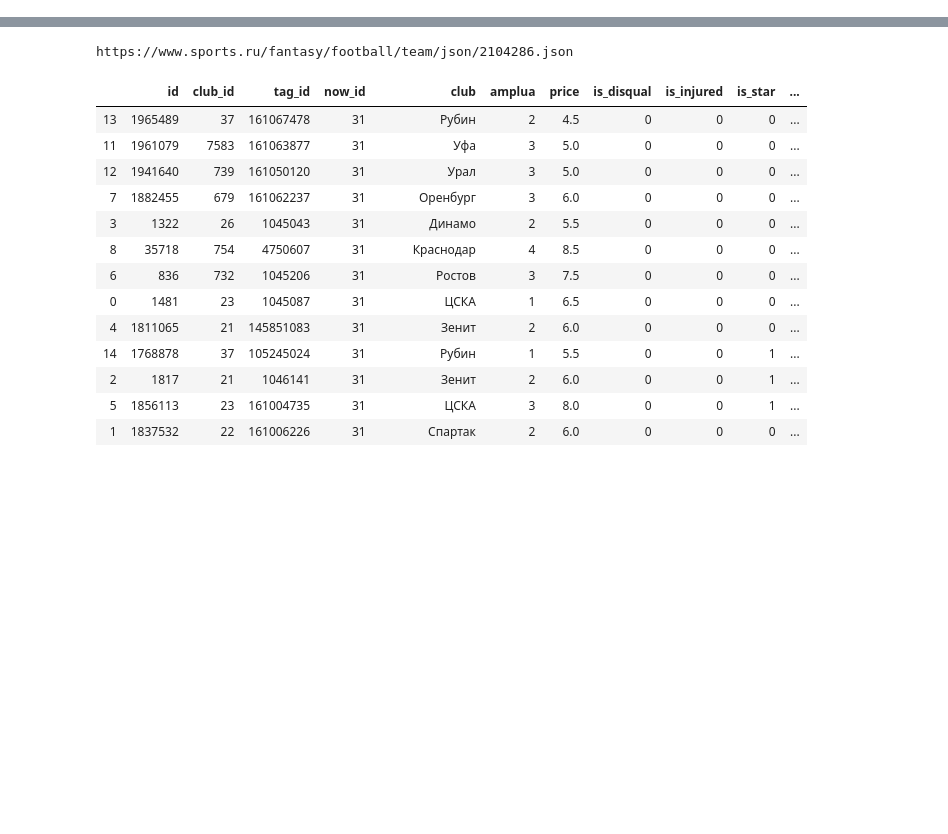
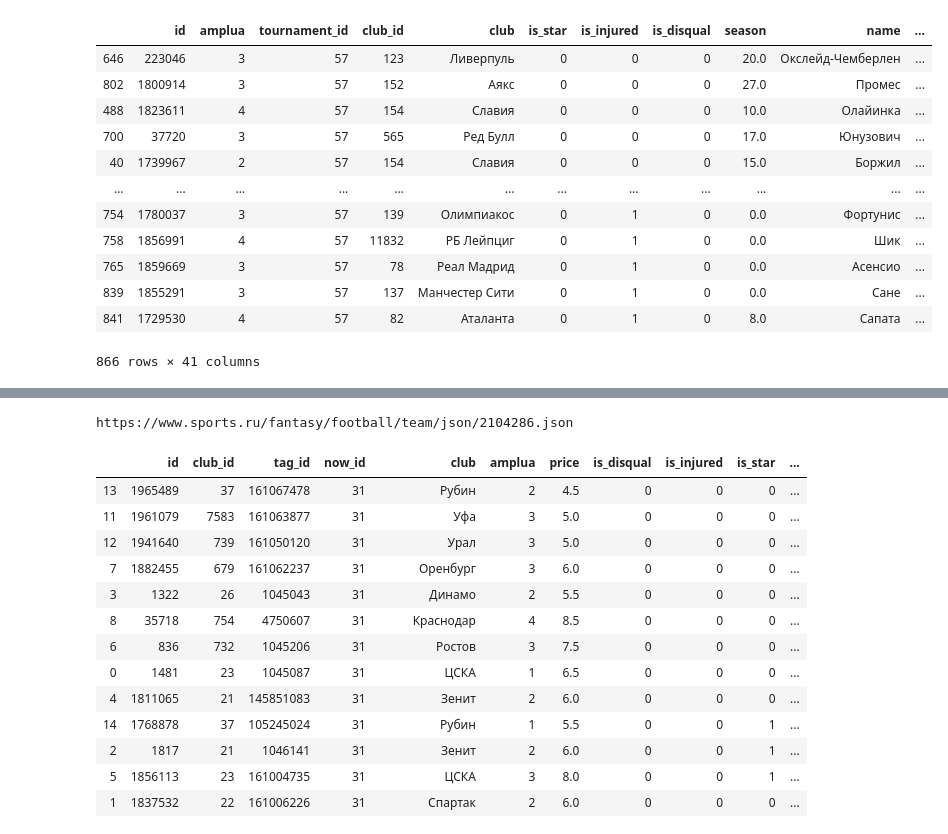
Before and after one commit to DonaldWipper/fantasy, a Jupyter notebook: FlaskApp/parse_sports.ipynb, the cells around one changed output, grey strips where cells are left out. Saved outputs shown, nothing was run; the diff lists cells and outputs as text; code cells hidden in the pictures; blank space fills up the shorter version.

```diff
--- a/FlaskApp/parse_sports.ipynb
+++ b/FlaskApp/parse_sports.ipynb
@@ -107,0 +99,30 @@ sum_price = float(worst[['price']].sum())
+# %%
+sort_best_rules = {
+            "is_injured": 1,
+            #"is_inner_games": 0,
+            "avg_season": 0,
+            "avg_goals": 0,
+            "avg_goal_passes": 0,
+            "avg_minutes": 0,
+            "matches": 0,
+            "conceded_goals": 1,
+        }
+
+all_players_df.fillna(0).sort_values(
+                    by=list(sort_best_rules.keys()),
+                    ascending=list(sort_best_rules.values()),
+                )
+# %% [output]
+|  | id | amplua | tournament_id | club_id | club | is_star | is_injured | is_disqual | season | name | ... |
+| 646 | 223046 | 3 | 57 | 123 | Ливерпуль | 0 | 0 | 0 | 20.0 | Окслейд-Чемберлен | ... |
+| 802 | 1800914 | 3 | 57 | 152 | Аякс | 0 | 0 | 0 | 27.0 | Промес | ... |
+| 488 | 1823611 | 4 | 57 | 154 | Славия | 0 | 0 | 0 | 10.0 | Олайинка | ... |
+| 700 | 37720 | 3 | 57 | 565 | Ред Булл | 0 | 0 | 0 | 17.0 | Юнузович | ... |
+| 40 | 1739967 | 2 | 57 | 154 | Славия | 0 | 0 | 0 | 15.0 | Боржил | ... |
+| ... | ... | ... | ... | ... | ... | ... | ... | ... | ... | ... | ... |
+| 754 | 1780037 | 3 | 57 | 139 | Олимпиакос | 0 | 1 | 0 | 0.0 | Фортунис | ... |
+| 758 | 1856991 | 4 | 57 | 11832 | РБ Лейпциг | 0 | 1 | 0 | 0.0 | Шик | ... |
+| 765 | 1859669 | 3 | 57 | 78 | Реал Мадрид | 0 | 1 | 0 | 0.0 | Асенсио | ... |
+| 839 | 1855291 | 3 | 57 | 137 | Манчестер Сити | 0 | 1 | 0 | 0.0 | Сане | ... |
+| 841 | 1729530 | 4 | 57 | 82 | Аталанта | 0 | 1 | 0 | 8.0 | Сапата | ... |
+866 rows × 41 columns
```
Also changed, not shown: parts of 20 cells of this notebook, 24 other files.
